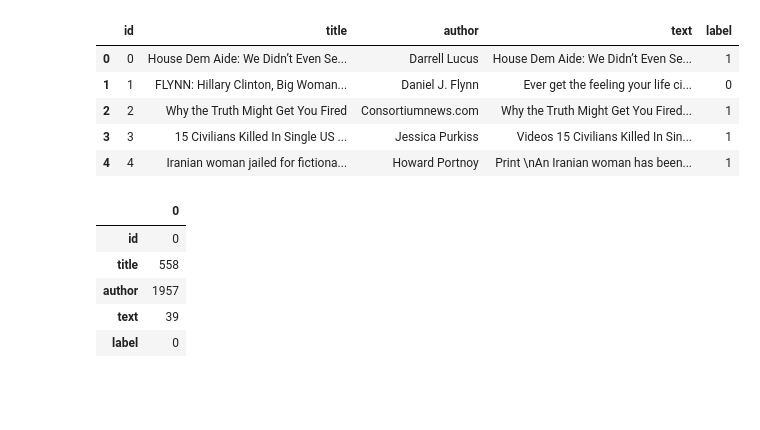
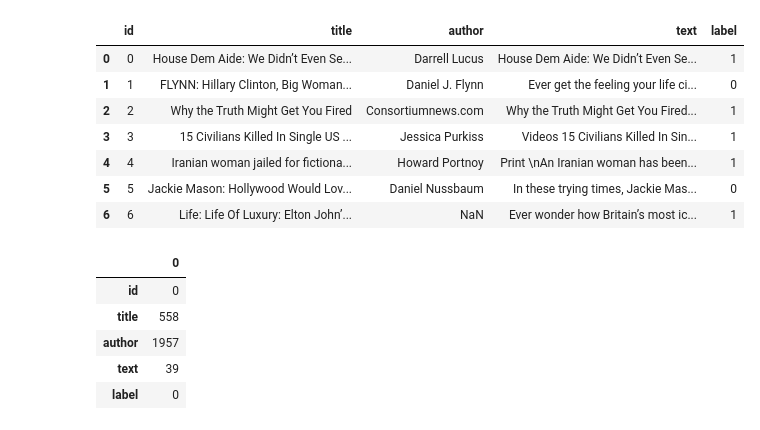
Before and after one commit to SriRamK345/NLP_dataset, a Jupyter notebook: Fake_News_Classifier_Using_LSTM.ipynb, the cells around one changed output. Cells and saved outputs as stored; diff of their text form; code cells hidden in the pictures; blank space fills up the shorter version.

```diff
--- a/Fake_News_Classifier_Using_LSTM.ipynb
+++ b/Fake_News_Classifier_Using_LSTM.ipynb
@@ -18,14 +12,16 @@ import pandas as pd
 # %%
 df = pd.read_csv("/content/fake-news/train.csv")
 # %%
-df.head()
+df.head(7)
 # %% [output]
 |  | id | title | author | text | label |
 | 0 | 0 | House Dem Aide: We Didn’t Even Se... | Darrell Lucus | House Dem Aide: We Didn’t Even Se... | 1 |
 | 1 | 1 | FLYNN: Hillary Clinton, Big Woman... | Daniel J. Flynn | Ever get the feeling your life ci... | 0 |
 | 2 | 2 | Why the Truth Might Get You Fired | Consortiumnews.com | Why the Truth Might Get You Fired... | 1 |
 | 3 | 3 | 15 Civilians Killed In Single US ... | Jessica Purkiss | Videos 15 Civilians Killed In Sin... | 1 |
 | 4 | 4 | Iranian woman jailed for fictiona... | Howard Portnoy | Print \nAn Iranian woman has been... | 1 |
+| 5 | 5 | Jackie Mason: Hollywood Would Lov... | Daniel Nussbaum | In these trying times, Jackie Mas... | 0 |
+| 6 | 6 | Life: Life Of Luxury: Elton John’... | NaN | Ever wonder how Britain’s most ic... | 1 |
 # %%
 df.isnull().sum()
 # %% [output]
```
Also changed, not shown: parts of 42 cells of this notebook.
